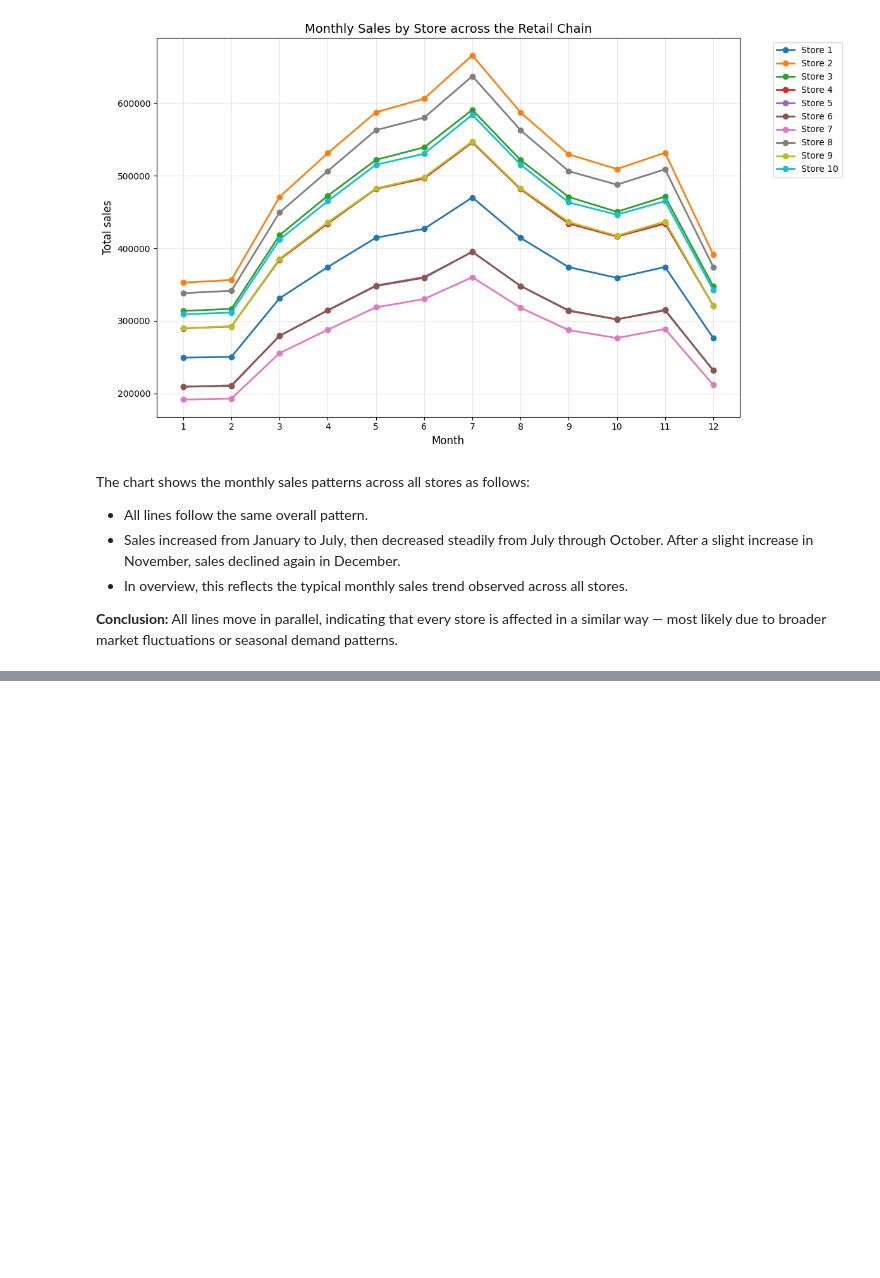
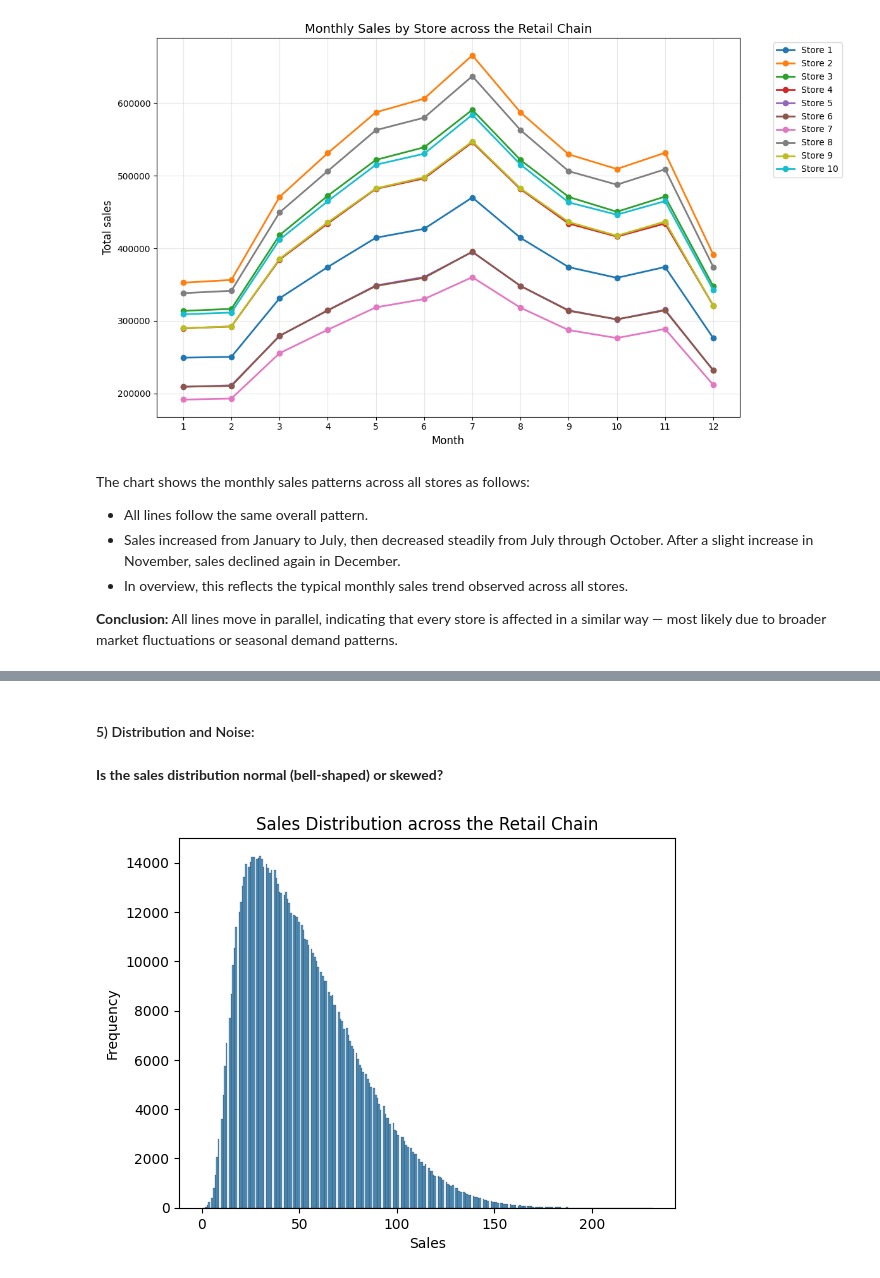
Before and after one commit to trhkimngan22/Inventory-Optimization-for-Retail-Chain, a Jupyter notebook: src/notebook.ipynb, the cells around one changed output, grey strips where cells are left out. Cells and saved outputs as stored; diff of their text form; code cells hidden in the pictures; blank space fills up the shorter version.

Commit message:
add distribution analysis

```diff
--- a/src/notebook.ipynb
+++ b/src/notebook.ipynb
@@ -295,0 +333,12 @@ The chart shows the monthly sales patterns across all stores as follows:
+# %% [markdown]
+#### 5) Distribution and Noise:
+# %% [markdown]
+**Is the sales distribution normal (bell-shaped) or skewed?**
+# %%
+sns.histplot(df['sales'])
+plt.title('Sales Distribution across the Retail Chain')
+plt.xlabel('Sales')
+plt.ylabel('Frequency')
+plt.show()
+# %% [output]
+[figure, added]
```
Also changed, not shown: parts of 8 cells of this notebook.
